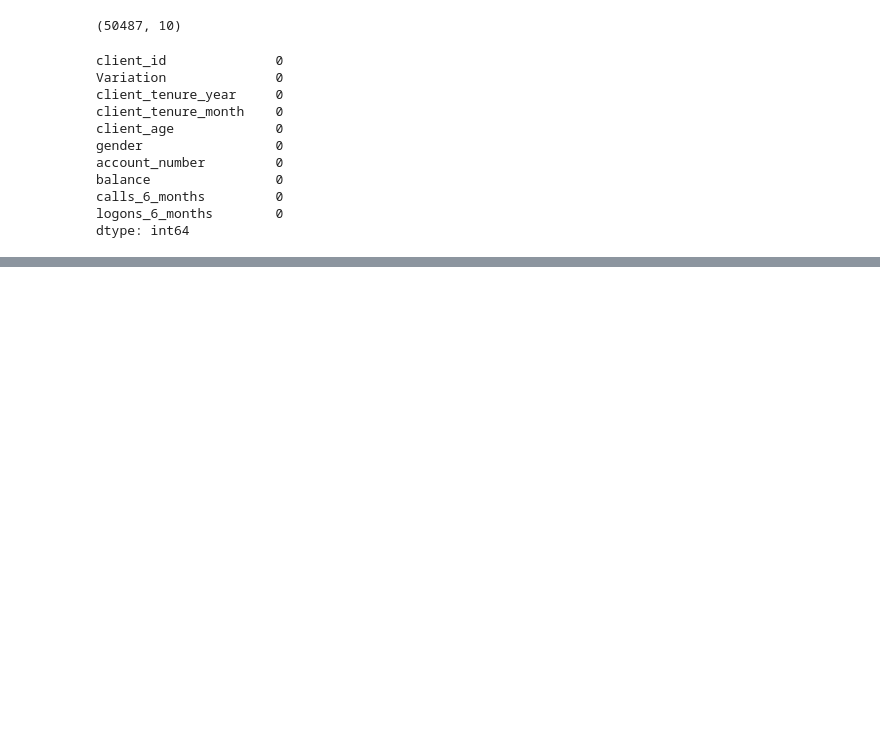
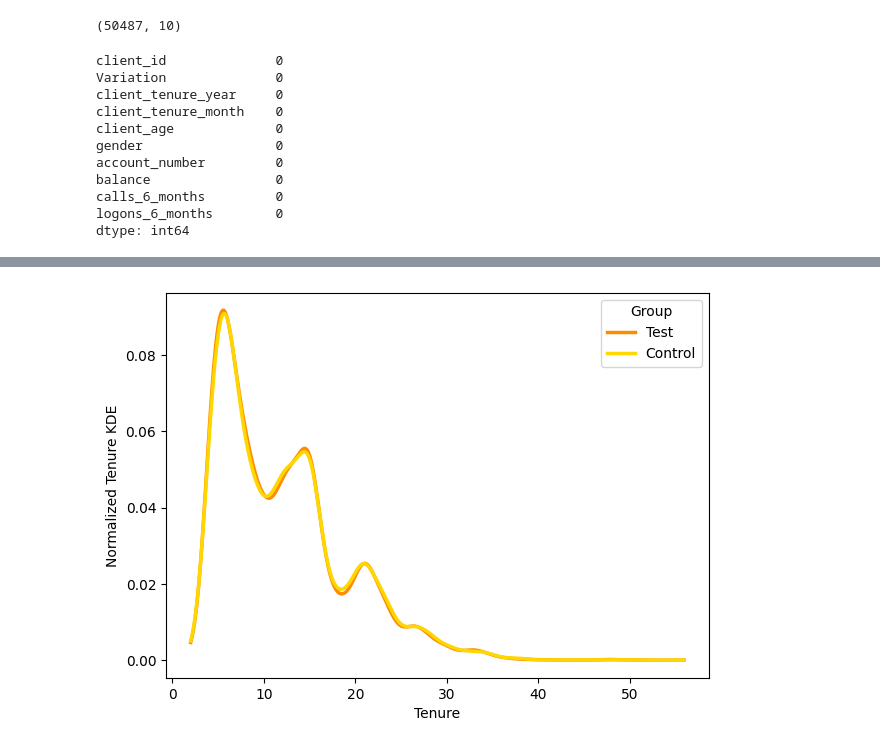
Before and after one commit to johannapfeil/vanguard-ab-test, a Jupyter notebook: notebooks/EDA.ipynb, the cells around one changed output, grey strips where cells are left out. Saved outputs shown, nothing was run; the diff lists cells and outputs as text; code cells hidden in the pictures; blank space fills up the shorter version.

```diff
--- a/notebooks/EDA.ipynb
+++ b/notebooks/EDA.ipynb
@@ -281,0 +371,15 @@ df_tot.to_csv('../data/clean/total_client_info.csv', index=False)
+# %%
+kde_list_tenure = {}
+
+for label, df in [('test', df_tot_test), ('control', df_tot_control)]:
+    kde = gaussian_kde(df['client_tenure_year'])
+    x_range = np.arange(int(df['client_tenure_year'].min()), int(df['client_tenure_year'].max()) + 1, 0.1)
+    kde_values = kde(x_range)
+    kde_list_tenure[label] = pd.DataFrame({'tenure': x_range, 'kde': kde_values})
+
+# Concatenate the list of dataframes vertically
+kde_combined_df_tenure = pd.merge(kde_list_tenure['test'], kde_list_tenure['control'], on = 'tenure', how = 'inner')
+
+# Save the combined dataframe to a CSV
+kde_combined_df_tenure.to_csv('../data/clean/kde_combined_tenure.csv', index=False)
+kde_combined_df_tenure.head()
@@ -281,0 +401,10 @@ df_tot.to_csv('../data/clean/total_client_info.csv', index=False)
+# %%
+plt.figure(figsize = (7, 5))
+plt.plot(kde_list_tenure['test']['tenure'], kde_list_tenure['test']['kde'], color='darkorange', label='Test', linewidth=2.5)
+plt.plot(kde_list_tenure['control']['tenure'], kde_list_tenure['control']['kde'], color='gold', label='Control', linewidth=2.5)
+plt.xlabel('Tenure')
+plt.ylabel('Normalized Tenure KDE')
+plt.legend(title = 'Group');
+plt.savefig('../slides/plots/tenure_kde.png', bbox_inches='tight')
+# %% [output]
+[figure, added]
```
Also changed, not shown: parts of 30 cells of this notebook, 18 other files.
